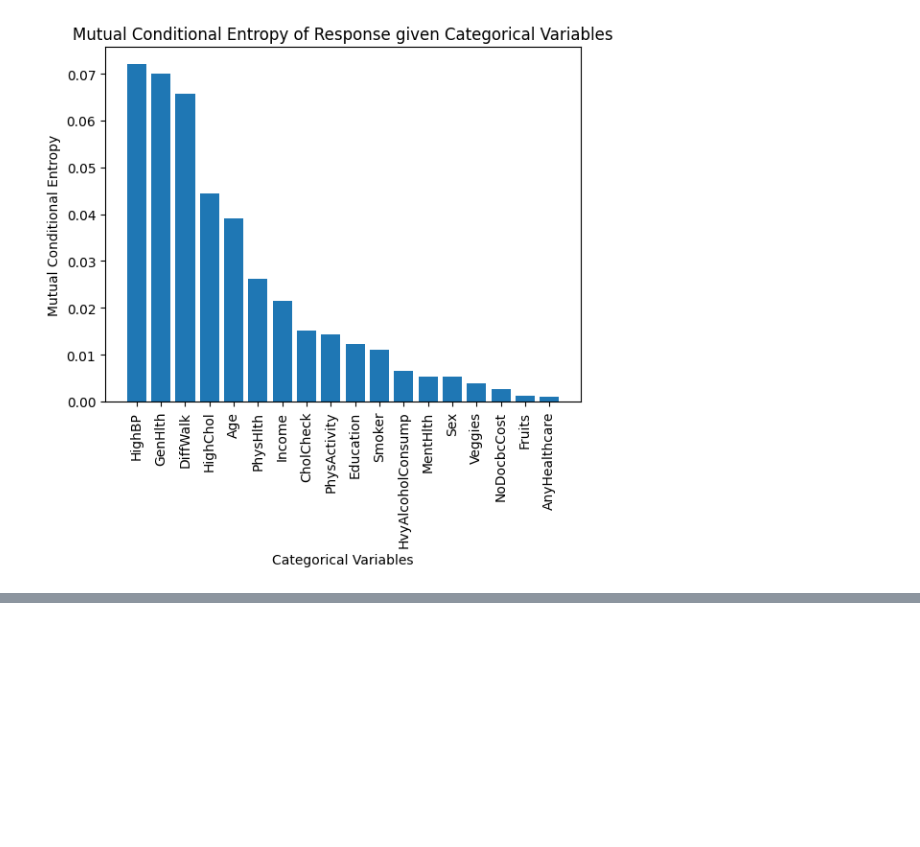
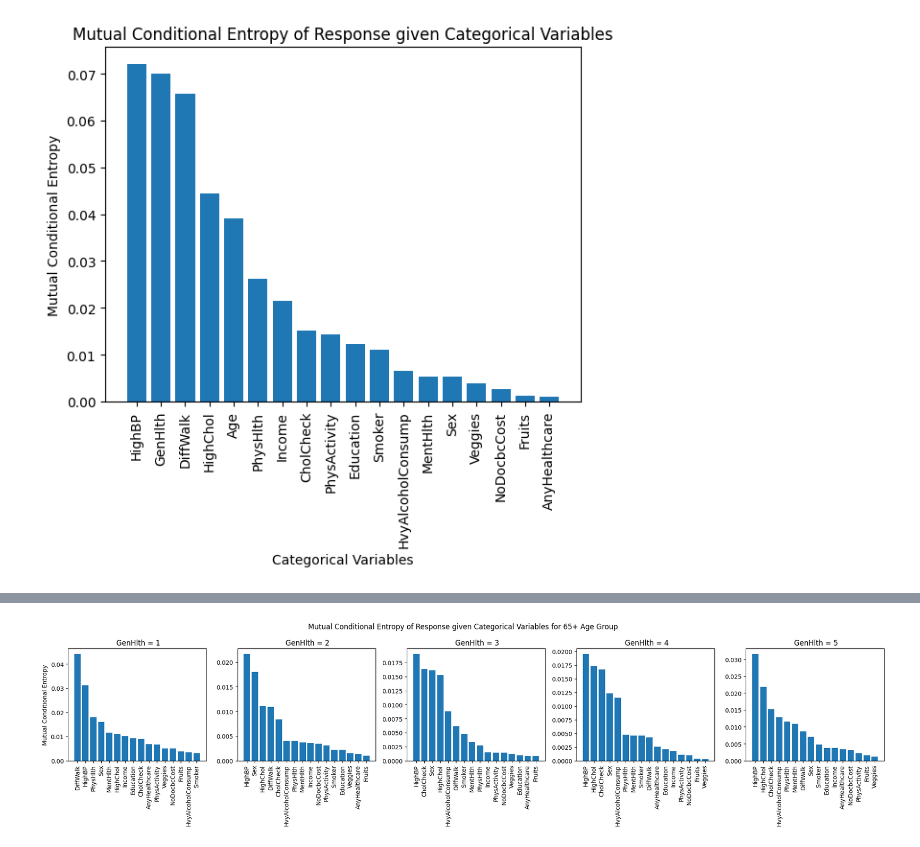
Before and after one commit to CYoung73/STA160-Midterm, a Jupyter notebook: STA160_Midterm_EDA.ipynb, the cells around one changed output, grey strips where cells are left out. Saved outputs shown, nothing was run; the diff lists cells and outputs as text; code cells hidden in the pictures; blank space fills up the shorter version.

```diff
--- a/STA160_Midterm_EDA.ipynb
+++ b/STA160_Midterm_EDA.ipynb
@@ -577,0 +484,4 @@ plt.show()
+# %%
+plot_mutual_conditional_entropy_per_genhlth_and_age_group(data, '65+')
+# %% [output]
+[figure, added]
```
Also changed, not shown: parts of 23 cells of this notebook.
